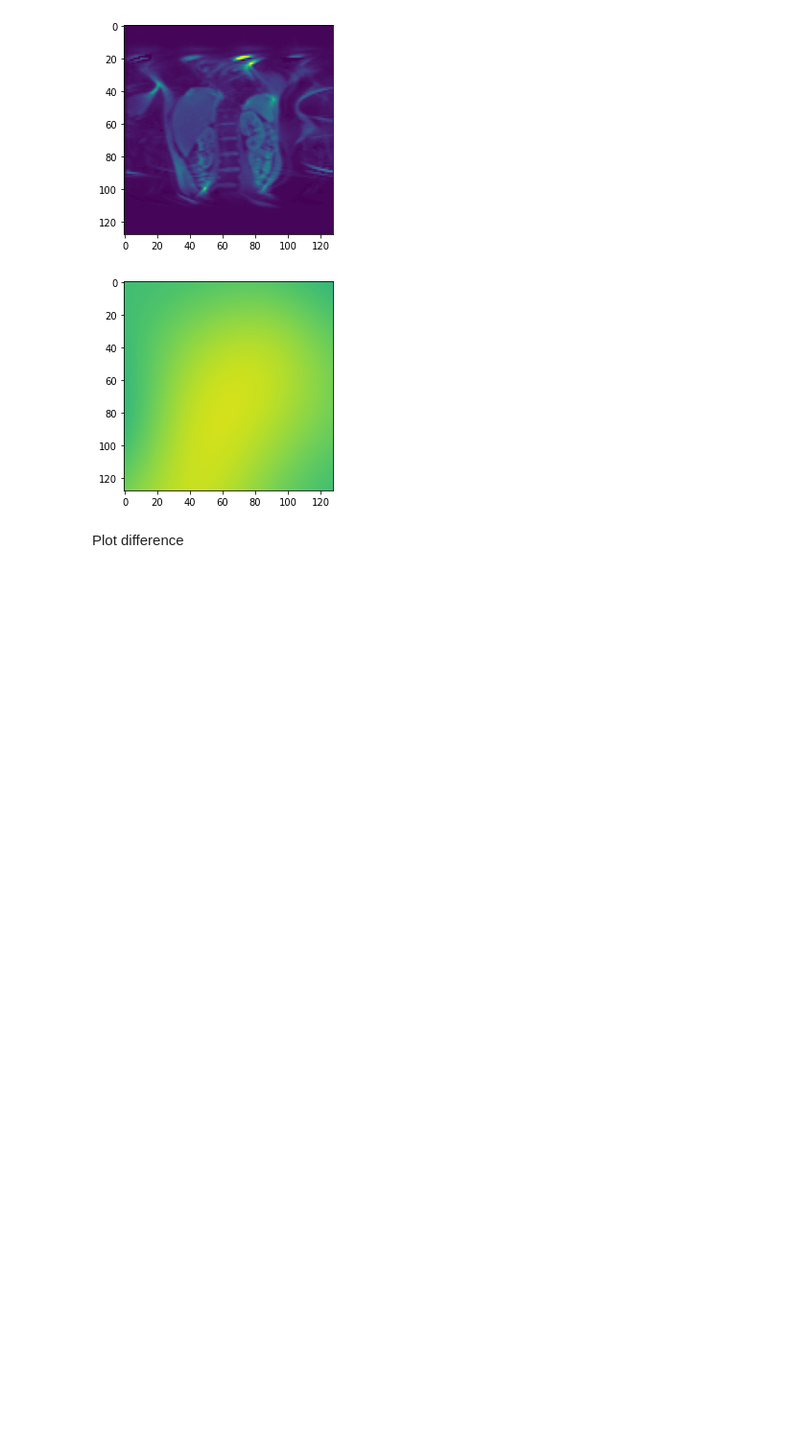
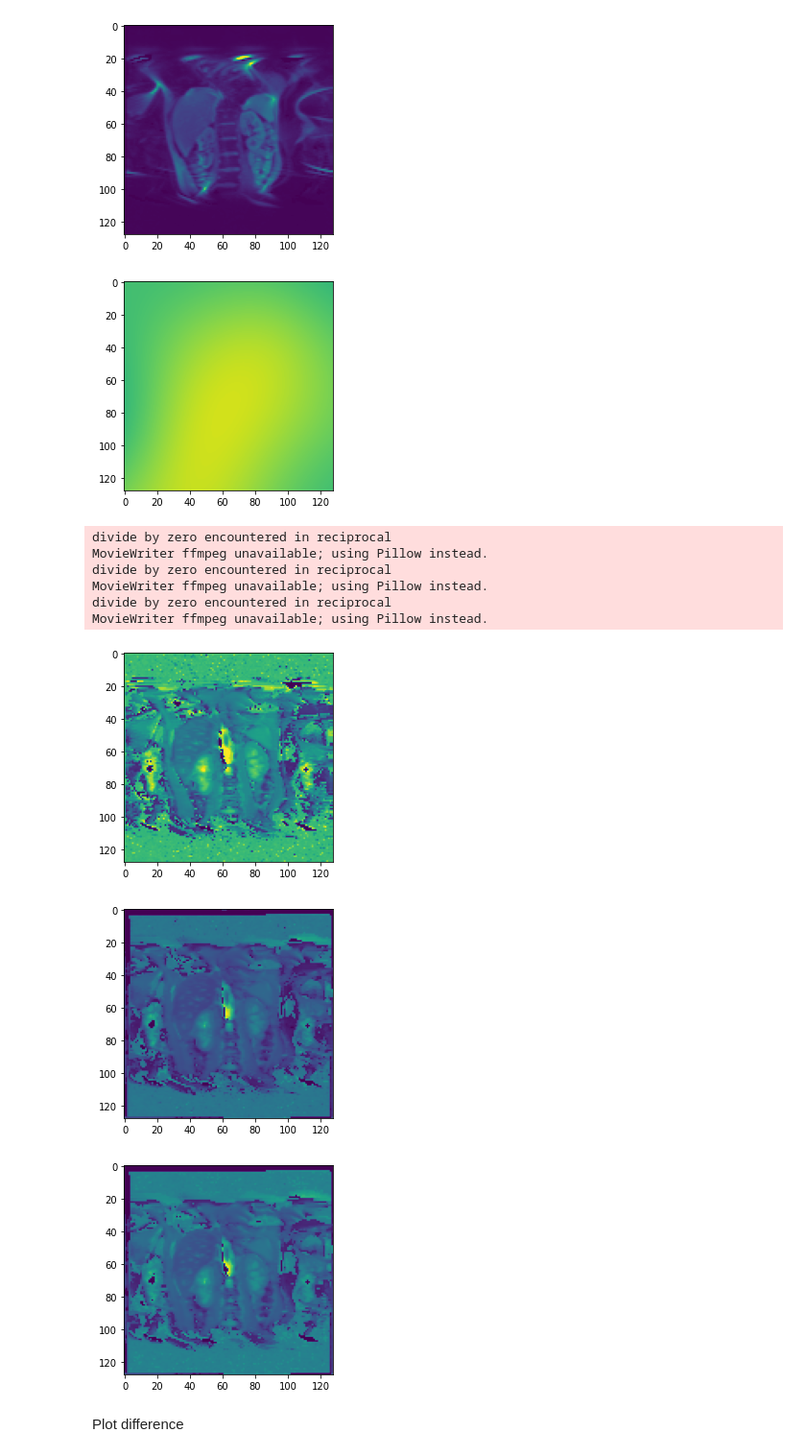
Before and after one commit to UKRIN-MAPS/ukat, a Jupyter notebook: tutorials/motion_correction_EDI.ipynb, the cells around one changed output. Shown: that part at 96% size. Saved outputs shown, nothing was run; the diff lists cells and outputs as text; code cells hidden in the pictures; blank space fills up the shorter version.

```diff
--- a/tutorials/motion_correction_EDI.ipynb
+++ b/tutorials/motion_correction_EDI.ipynb
@@ -110,24 +110,34 @@ MovieWriter ffmpeg unavailable; using Pillow instead.
 [figure]
 # %%
 # Calculate maps from the original T1 sequence save as niftis
-t1_mapper = T1(magnitude_corrected, ti, affine=affine_t1, multithread=False, parameters=3, tss=tss)
+t1_mapper = T1(magnitude_corrected, ti, affine=affine_t1, multithread=False, parameters=2, tss=tss)
 t1_mapper.to_nifti(output_directory=OUTPUT_DIR_T1, base_file_name='T1_original', maps='all')
 t1_map = np.rot90(t1_mapper.t1_map)
 export_animation(t1_map, OUTPUT_DIR_T1, 'T1_original_t1_map')
 
 # Calculate maps from the motion corrected T1 sequence and save as niftis
-t1_moco_mapper = T1(t1_moco_array, ti, affine=affine_t1, multithread=False, parameters=3, tss=tss)
+t1_moco_mapper = T1(t1_moco_array, ti, affine=affine_t1, multithread=False, parameters=2, tss=tss)
 t1_moco_mapper.to_nifti(output_directory=OUTPUT_DIR_T1, base_file_name='T1_moco', maps='all')
 t1_map_moco = np.rot90(t1_moco_mapper.t1_map)
 export_animation(t1_map_moco, OUTPUT_DIR_T1, 'T1_moco_t1_map')
 
 # Calculate maps from the motion corrected T1 sequence with 14 TIs (to match with GOSH Siemens scans) and save as niftis
 ti_14 = np.array([200, 300, 400, 500, 600, 700, 800, 900, 1000, 1200, 1400, 1600, 1800, 2000]) # in ms
 t1_14_tis = np.stack([t1_moco_array[..., index] for index, t in enumerate(ti_14)], axis=-1)
-t1_14_tis_mapper = T1(t1_14_tis, ti_14, affine=affine_t1, multithread=False, parameters=3, tss=tss)
+t1_14_tis_mapper = T1(t1_14_tis, ti_14, affine=affine_t1, multithread=False, parameters=2, tss=tss)
 t1_14_tis_mapper.to_nifti(output_directory=OUTPUT_DIR_T1, base_file_name='T1_14tis', maps='all')
 t1_map_14_tis = np.rot90(t1_14_tis_mapper.t1_map)
 export_animation(t1_map_14_tis, OUTPUT_DIR_T1, 'T1_14tis_t1_map')
+# %% [output]
+divide by zero encountered in reciprocal
+MovieWriter ffmpeg unavailable; using Pillow instead.
+divide by zero encountered in reciprocal
+MovieWriter ffmpeg unavailable; using Pillow instead.
+divide by zero encountered in reciprocal
+MovieWriter ffmpeg unavailable; using Pillow instead.
+[figure, added]
+[figure, added]
+[figure, added]
 # %% [markdown]
 Plot difference
 # %% [markdown]
```
Also changed, not shown: parts of 2 cells of this notebook, 3 other files.
